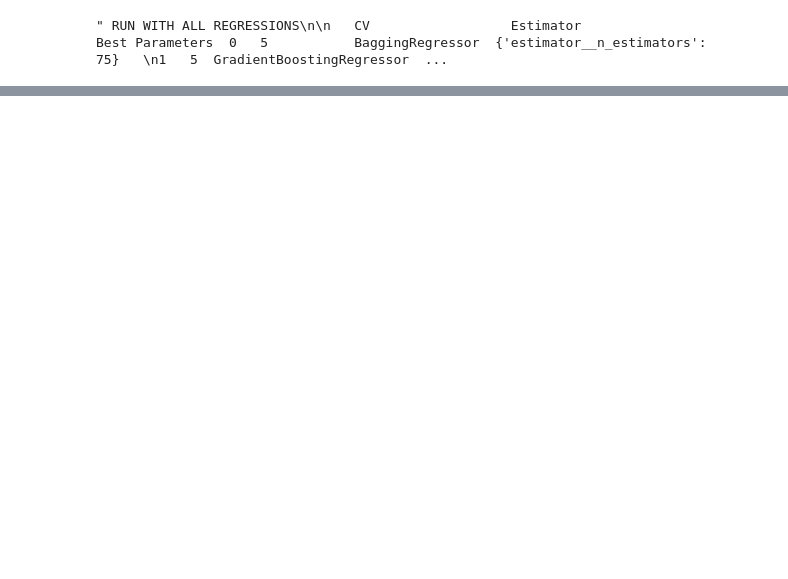
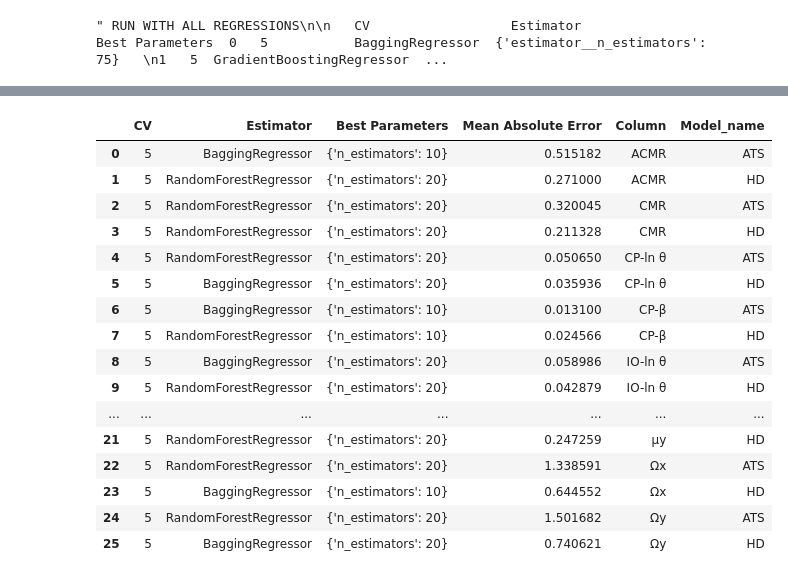
Before and after one commit to CS-433/ml-project-2-ai-ron-team, a Jupyter notebook: Run_models_antoine_bis.ipynb, the cells around one changed output, grey strips where cells are left out. Drawn from its saved outputs; the diff is of its cells as text; code cells hidden in the pictures; blank space fills up the shorter version.

```diff
--- a/Run_models_antoine_bis.ipynb
+++ b/Run_models_antoine_bis.ipynb
@@ -366,0 +455,33 @@ result
+# %%
+all_results_df = pd.DataFrame(all_results)
+
+all_results_df['Combined'] = all_results_df['Column'] + all_results_df['Model_name']
+
+# Find the index of the row with the lowest Mean Absolute Error for each unique value in 'Combined'
+idx = all_results_df.groupby('Combined')['Mean Absolute Error'].idxmin()
+
+result = all_results_df.loc[idx]
+
+# Resetting the index if needed
+result.reset_index(drop=True, inplace=True)
+result = result.drop(columns="Combined")
+
+result
+# %% [output]
+|  | CV | Estimator | Best Parameters | Mean Absolute Error | Column | Model_name |
+| 0 | 5 | BaggingRegressor | {'n_estimators': 10} | 0.515182 | ACMR | ATS |
+| 1 | 5 | RandomForestRegressor | {'n_estimators': 20} | 0.271000 | ACMR | HD |
+| 2 | 5 | RandomForestRegressor | {'n_estimators': 20} | 0.320045 | CMR | ATS |
+| 3 | 5 | RandomForestRegressor | {'n_estimators': 20} | 0.211328 | CMR | HD |
+| 4 | 5 | RandomForestRegressor | {'n_estimators': 20} | 0.050650 | CP-ln θ | ATS |
+| 5 | 5 | BaggingRegressor | {'n_estimators': 20} | 0.035936 | CP-ln θ | HD |
+| 6 | 5 | BaggingRegressor | {'n_estimators': 10} | 0.013100 | CP-β | ATS |
+| 7 | 5 | RandomForestRegressor | {'n_estimators': 10} | 0.024566 | CP-β | HD |
+| 8 | 5 | BaggingRegressor | {'n_estimators': 20} | 0.058986 | IO-ln θ | ATS |
+| 9 | 5 | RandomForestRegressor | {'n_estimators': 20} | 0.042879 | IO-ln θ | HD |
+| ... | ... | ... | ... | ... | ... | ... |
+| 21 | 5 | RandomForestRegressor | {'n_estimators': 20} | 0.247259 | µy | HD |
+| 22 | 5 | RandomForestRegressor | {'n_estimators': 20} | 1.338591 | Ωx | ATS |
+| 23 | 5 | BaggingRegressor | {'n_estimators': 10} | 0.644552 | Ωx | HD |
+| 24 | 5 | RandomForestRegressor | {'n_estimators': 20} | 1.501682 | Ωy | ATS |
+| 25 | 5 | BaggingRegressor | {'n_estimators': 20} | 0.740621 | Ωy | HD |
```
Also changed, not shown: parts of 5 cells of this notebook.
